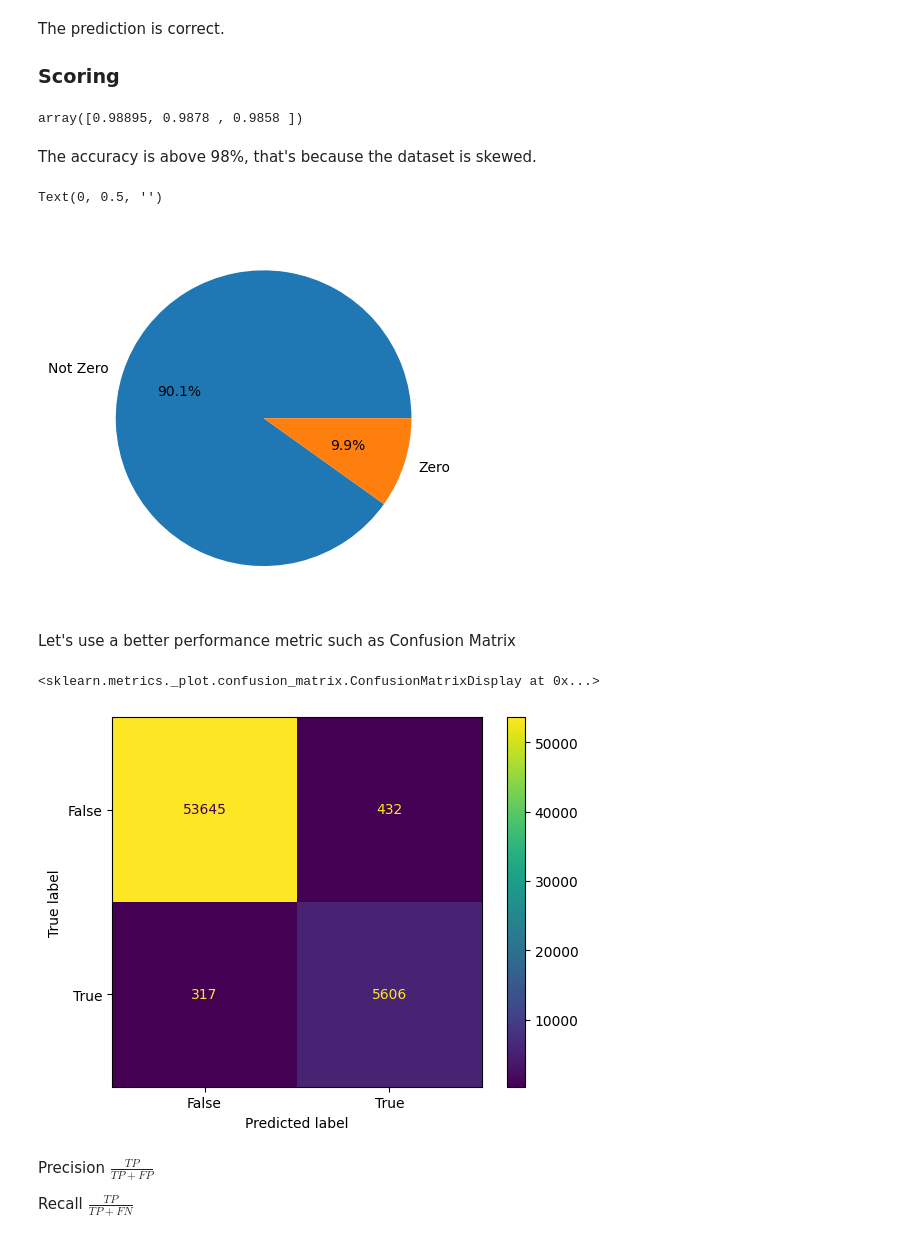
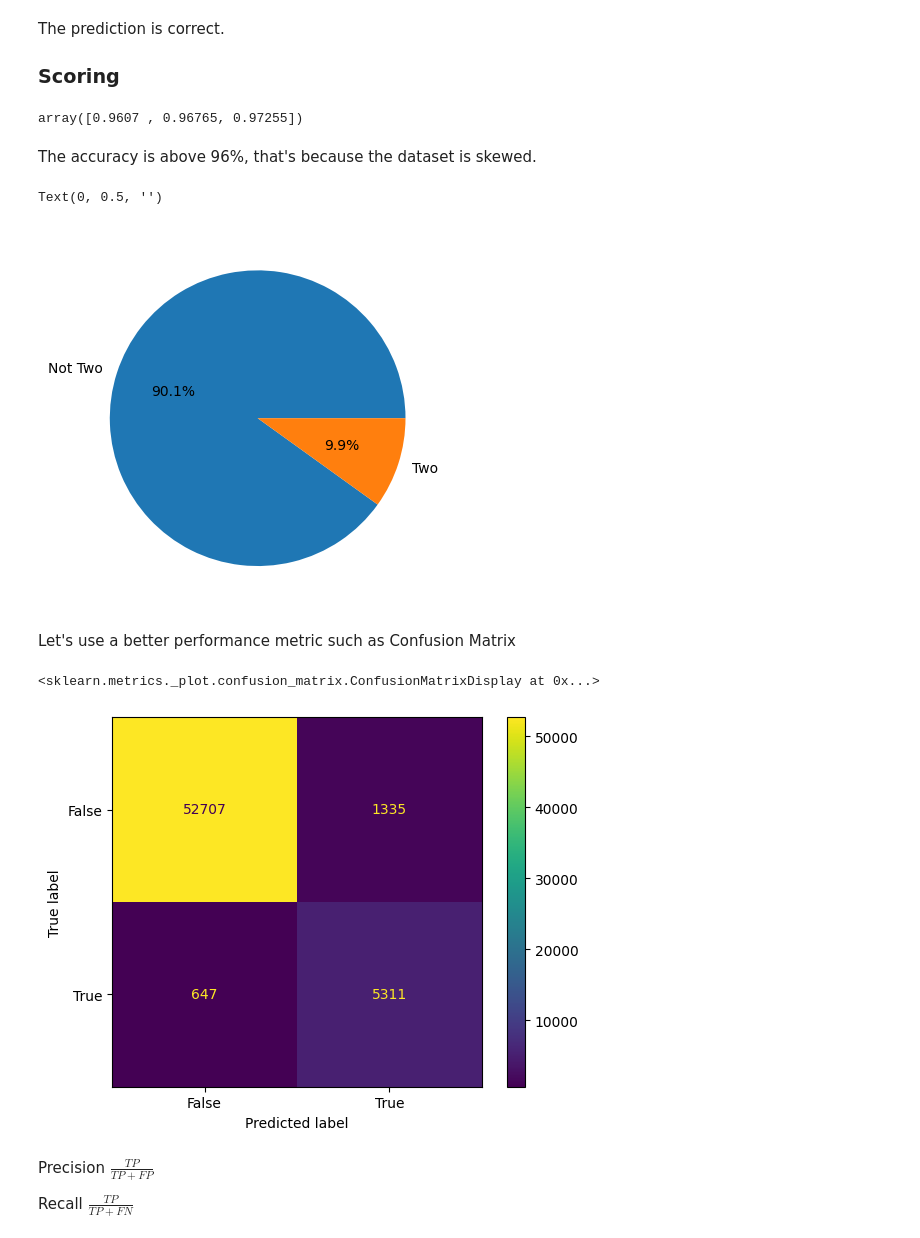
Before and after one commit to JuanDa14Sa/MNIST, a Jupyter notebook: MNISt.ipynb, the cells around one changed output. Cells and saved outputs as stored; diff of their text form; code cells hidden in the pictures.

```diff
--- a/MNISt.ipynb
+++ b/MNISt.ipynb
@@ -80,6 +77,9 @@ y_test_0 = y_test == 0
+# %%
+y_train_2 = y_train == 2
+y_test_2 = y_test == 2
 # %%
 sgdc=SGDClassifier(random_state=0)
-sgdc.fit(X_train, y_train_0)
+sgdc.fit(X_train, y_train_2)
 # %% [output]
 SGDClassifier(random_state=0)
 # %% [markdown]
@@ -94,28 +94,28 @@ The prediction is correct.
 # %%
 from sklearn.model_selection import cross_val_score
 
-cross_val_score(sgdc,X_train,y_train_0,cv=3,scoring='accuracy')
+cross_val_score(sgdc,X_train,y_train_2,cv=3,scoring='accuracy')
 # %% [output]
-array([0.98895, 0.9878 , 0.9858 ])
+array([0.9607 , 0.96765, 0.97255])
 # %% [markdown]
-The accuracy is above 98%, that's because the dataset is skewed.
+The accuracy is above 96%, that's because the dataset is skewed.
 # %%
-y_train_0.value_counts().plot.pie(labels=['Not Zero','Zero'],autopct='%1.1f%%')
+y_train_2.value_counts().plot.pie(labels=['Not Two','Two'],autopct='%1.1f%%')
 plt.ylabel('')
 # %% [output]
 Text(0, 0.5, '')
-[figure, old version]
+[figure, new version]
 # %% [markdown]
 Let's use a better performance metric such as Confusion Matrix
 # %%
 from sklearn.model_selection import cross_val_predict
 from sklearn.metrics import ConfusionMatrixDisplay
 
-y_train_pred = cross_val_predict(sgdc, X_train, y_train_0, cv=3)
-ConfusionMatrixDisplay.from_predictions(y_train_0, y_train_pred)
+y_train_pred = cross_val_predict(sgdc, X_train, y_train_2, cv=3)
+ConfusionMatrixDisplay.from_predictions(y_train_2, y_train_pred)
 # %% [output]
 <sklearn.metrics._plot.confusion_matrix.ConfusionMatrixDisplay at 0x...>
-[figure, old version]
+[figure, new version]
 # %% [markdown]
 Precision $\frac{TP}{TP+FP}$
 
```
Also changed, not shown: parts of 12 cells of this notebook.
